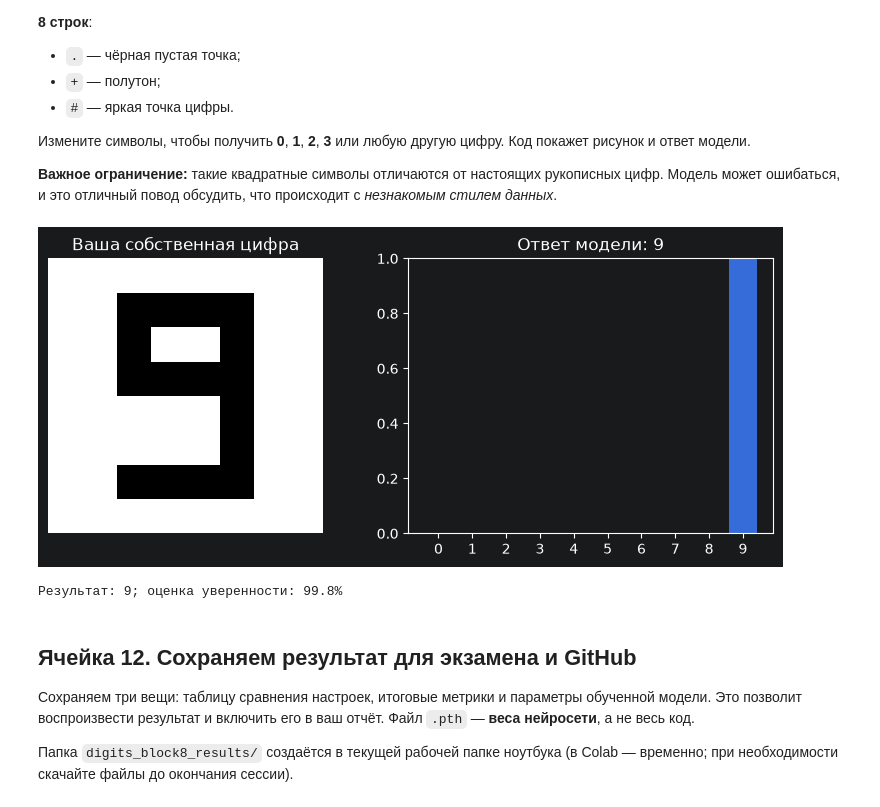
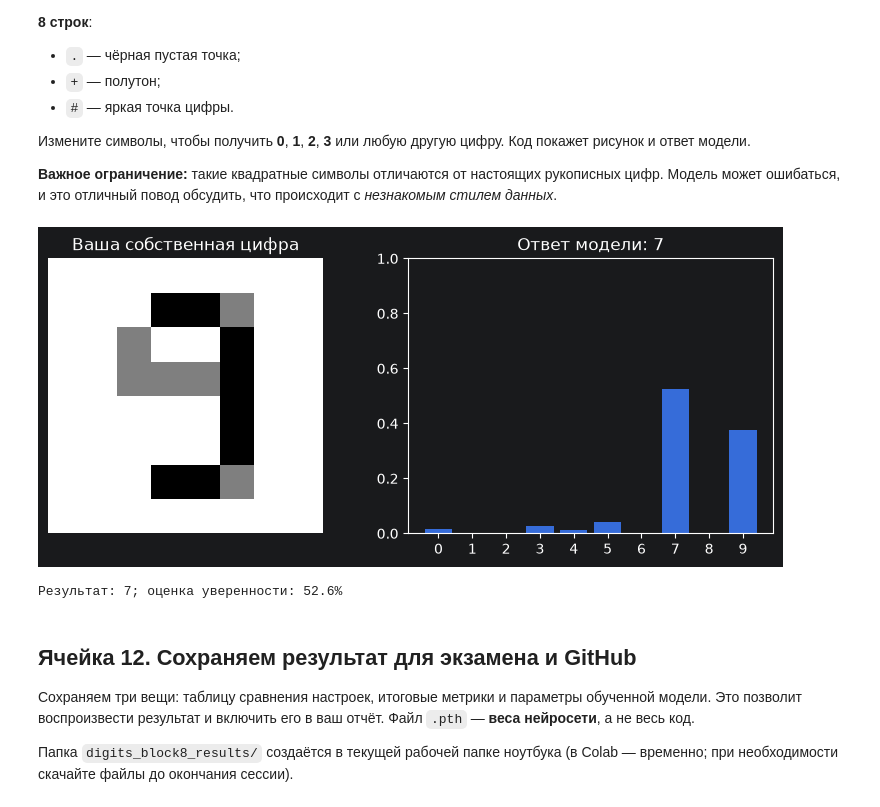
Before and after one commit to FelixTheCatW/study-dml, a Jupyter notebook: notebooks/Block08_Digits_CV_TODO.ipynb, the cells around one changed output. Drawn from its saved outputs; the diff is of its cells as text; code cells hidden in the pictures.

```diff
--- a/notebooks/Block08_Digits_CV_TODO.ipynb
+++ b/notebooks/Block08_Digits_CV_TODO.ipynb
@@ -612,38 +612,38 @@ plt.show()
 # %%
 # TODO: попробуйте нарисовать другую цифру в восьми строках
 # TODO: меняйте строки, рисуя новую цифру (каждая строка = 8 символов)
 MY_DIGIT = [
     '........',
-    '..####..',
-    '..#..#..',
-    '..####..',
+    '...##+..',
+    '..+..#..',
+    '..+++#..',
     '.....#..',
     '.....#..',
-    '..####..',
+    '...##+..',
     '........',
 ]
 
 assert len(MY_DIGIT) == 8 and all(len(line) == 8 for line in MY_DIGIT)
 brightness = {'.': 0.0, '+': 0.5, '#': 1.0}
 assert all(ch in brightness for line in MY_DIGIT for ch in line)
 user_image = np.array([[brightness[ch] for ch in line] for line in MY_DIGIT], dtype='float32')
 with torch.no_grad():
     user_scores = best_model(torch.tensor(user_image[None, None, :, :]))
     user_probs = torch.softmax(user_scores, dim=1).numpy()[0]
 user_answer = int(user_probs.argmax())
 
 fig, axes = plt.subplots(1, 2, figsize=(8, 3.5))
 axes[0].imshow(user_image, cmap='gray_r', vmin=0, vmax=1)
 axes[0].set_title('Ваша собственная цифра')
 axes[0].axis('off')
 axes[1].bar(range(10), user_probs)
 axes[1].set_xticks(range(10)); axes[1].set_ylim(0, 1)
 axes[1].set_title(f'Ответ модели: {user_answer}')
 plt.tight_layout(); plt.show()
 print(f'Результат: {user_answer}; оценка уверенности: {user_probs[user_answer]:.1%}')
 # %% [output]
-[figure, old version]
+[figure, new version]
-Результат: 9; оценка уверенности: 99.8%
+Результат: 7; оценка уверенности: 52.6%
 # %% [markdown]
 ## Ячейка 12. Сохраняем результат для экзамена и GitHub
 
```
Also changed, not shown: 2 other files.
